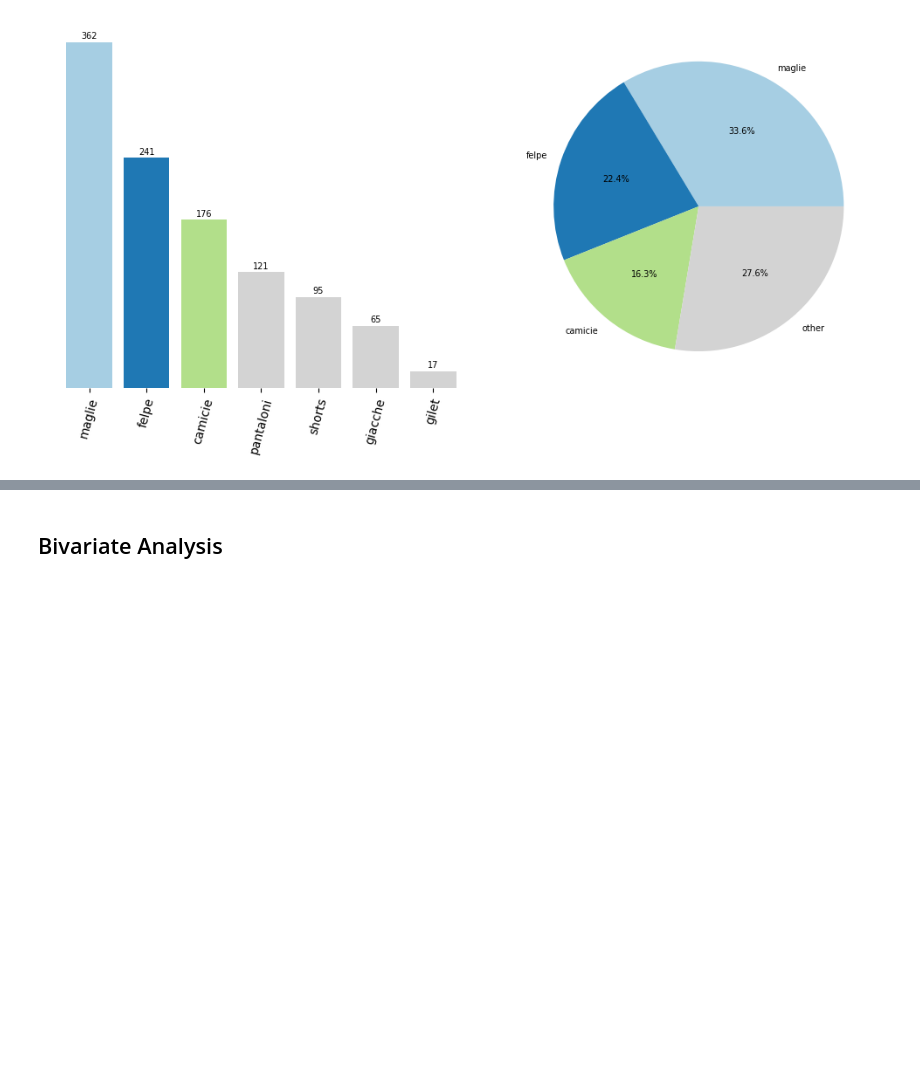
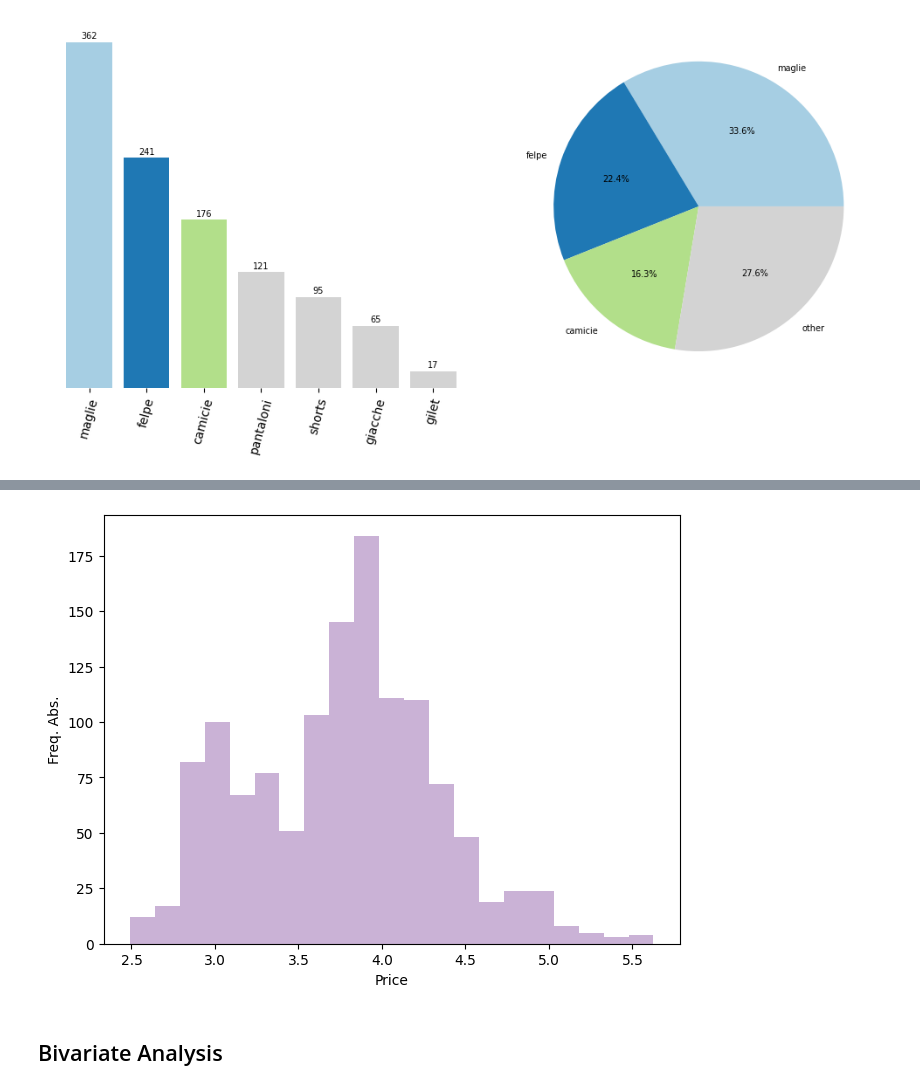
Before and after one commit to michaeltavoni/clothing-website-scraping, a Jupyter notebook: notebook.ipynb, the cells around one changed output, grey strips where cells are left out. Saved outputs shown, nothing was run; the diff lists cells and outputs as text; code cells hidden in the pictures; blank space fills up the shorter version.

```diff
--- a/notebook.ipynb
+++ b/notebook.ipynb
@@ -211,2 +258,12 @@ brand, paretoBrand = paretoAnalysis(df, 'Category', dropna=True, otherClass='oth
+# %%
+fig, ax = plt.subplots(layout='constrained')
+ax.hist(np.log(hist), bins='fd', color=cmap(8), align='left')
+ax.set_xlabel('Price')
+ax.set_ylabel('Freq. Abs.')
+plt.show()
+
+fig.savefig('images/logprice.png', dpi=300)
+# %% [output]
+[figure, added]
 # %% [markdown]
 ## Bivariate Analysis
```
Also changed, not shown: parts of 15 cells of this notebook, 9 other files.
